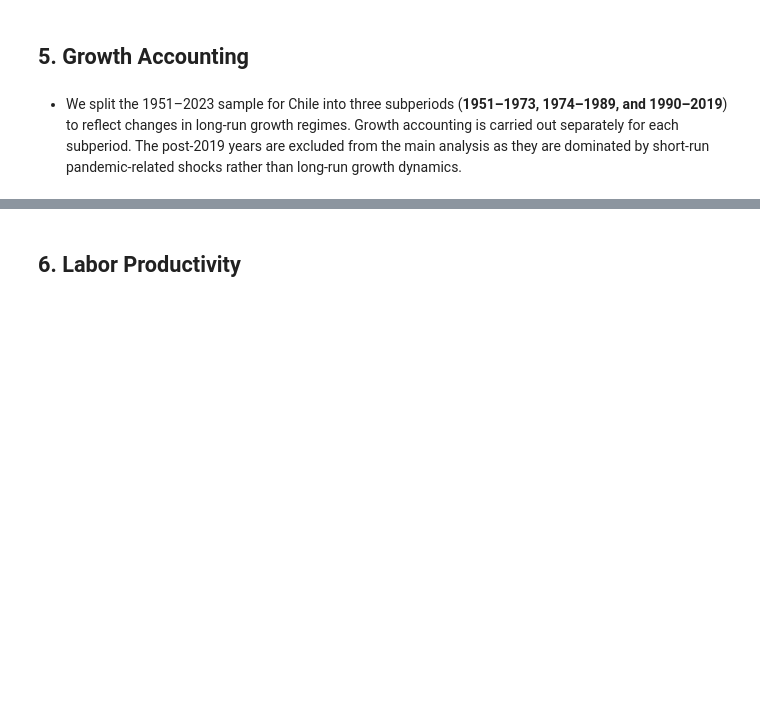
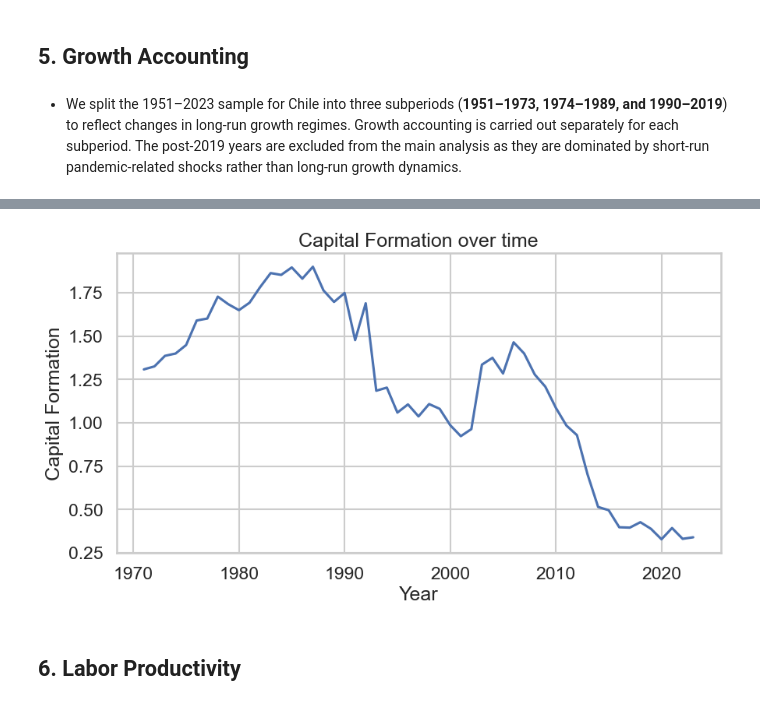
Before and after one commit to IcarusBai/EC2B1_Coursework, a Jupyter notebook: EC2B1_Coursework_Program.ipynb, the cells around one changed output, grey strips where cells are left out. Saved outputs shown, nothing was run; the diff lists cells and outputs as text; code cells hidden in the pictures; blank space fills up the shorter version.

```diff
--- a/EC2B1_Coursework_Program.ipynb
+++ b/EC2B1_Coursework_Program.ipynb
@@ -434,3 +522,17 @@ ga_table
+# %%
+# Capital formation
+data_Chile["capital formation"] = data["csh_i"] / data["pl_i"] / scale
+
+fig, ax = plt.subplots(figsize=(10, 5))
+ax.plot(data_Chile["year"], data_Chile["capital formation"], label='Capital Formation')
+ax.set_xlabel('Year')
+ax.set_ylabel('Capital Formation')
+ax.set_title('Capital Formation over time')
+
+
+plt.show()
+# %% [output]
+[figure, added]
 # %% [markdown]
 ## 6. Labor Productivity
 # %%
```
Also changed, not shown: parts of 6 cells of this notebook.
